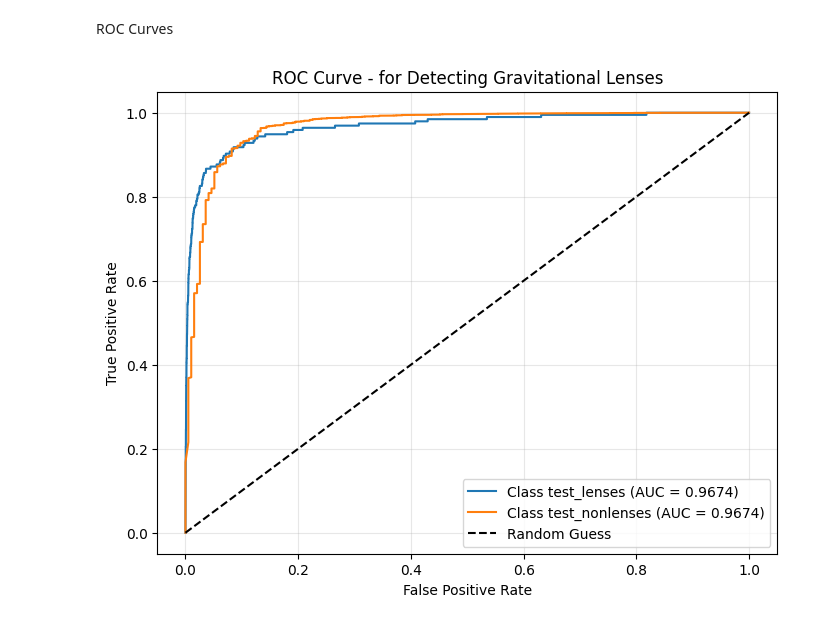
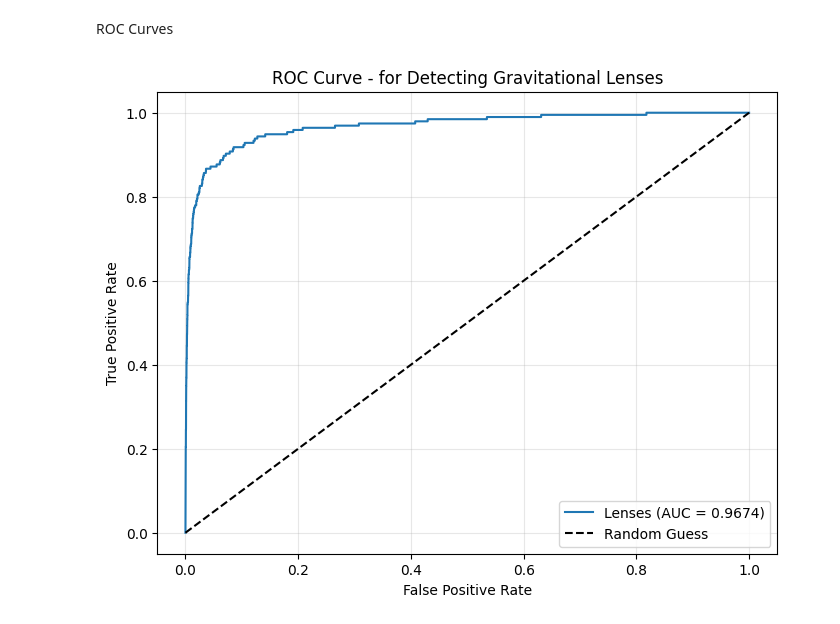
Before and after one commit to rwitobaansheikh/gsoc_deeplense, a Jupyter notebook: test5/evaluate_model.ipynb, the cells around one changed output. Saved outputs shown, nothing was run; the diff lists cells and outputs as text; code cells hidden in the pictures.

```diff
--- a/test5/evaluate_model.ipynb
+++ b/test5/evaluate_model.ipynb
@@ -104,7 +104,7 @@ plt.show()
 # %% [output]
 [figure]
 # %%
-def plot_final_roc(model, dataloader, device, classes, title_suffix=""):
+def plot_final_roc(model, dataloader, device, title_suffix=""):
     model.eval()
     all_labels = []
     all_probs = []
@@ -120,16 +120,13 @@ def plot_final_roc(model, dataloader, device, classes, title_suffix=""):
     all_labels = np.array(all_labels)
     all_probs = np.array(all_probs)
 
-    n_classes = len(classes)
+    # Binary detection: plot ROC for the "lenses" class (index 0)
+    binary_labels = (all_labels == 0).astype(int)
+    fpr, tpr, _ = roc_curve(binary_labels, all_probs[:, 0])
+    roc_auc = auc(fpr, tpr)
+
     plt.figure(figsize=(8, 6))
-
-    for i in range(n_classes):
-        # For each class, treat it as positive vs all others
-        binary_labels = (all_labels == i).astype(int)
-        fpr, tpr, _ = roc_curve(binary_labels, all_probs[:, i])
-        roc_auc = auc(fpr, tpr)
-        plt.plot(fpr, tpr, label=f'Class {classes[i]} (AUC = {roc_auc:.4f})')
-
+    plt.plot(fpr, tpr, label=f'Lenses (AUC = {roc_auc:.4f})')
     plt.plot([0, 1], [0, 1], 'k--', label='Random Guess')
     plt.xlabel('False Positive Rate')
     plt.ylabel('True Positive Rate')
@@ -140,6 +137,6 @@ def plot_final_roc(model, dataloader, device, classes, title_suffix=""):
 # %% [markdown]
 ROC Curves
 # %%
-plot_final_roc(model, test_loader, device, CLASSES, "for Detecting Gravitational Lenses")
+plot_final_roc(model, test_loader, device, "for Detecting Gravitational Lenses")
 # %% [output]
-[figure, old version]
+[figure, new version]
```
Also changed, not shown: 2 other files.
